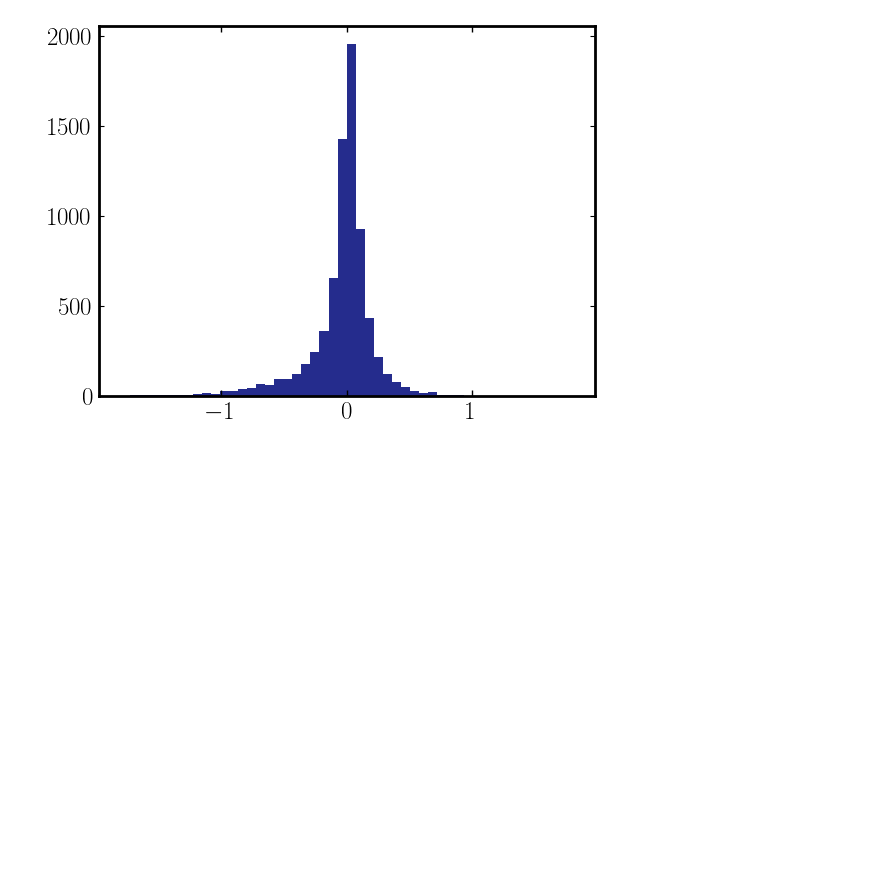
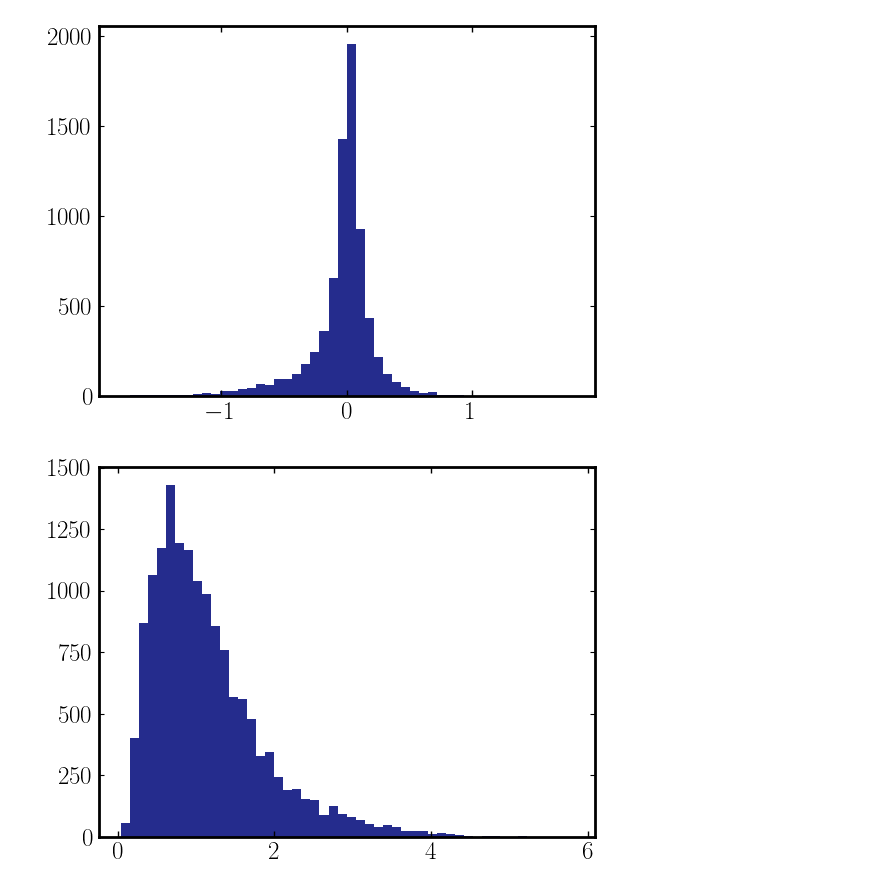
Before and after one commit to mr-superonion/xlens, a Jupyter notebook: examples/anacal/example_sim_measure_match.ipynb, the cells around one changed output. Drawn from its saved outputs; the diff is of its cells as text; code cells hidden in the pictures; blank space fills up the shorter version.

```diff
--- a/examples/anacal/example_sim_measure_match.ipynb
+++ b/examples/anacal/example_sim_measure_match.ipynb
@@ -84,7 +82,18 @@ config = MultibandSimShearTaskConfig()
 # The pixel_scale needs to be consistent with scale
 config.survey_name = "lsst"
 config.draw_image_noise = True
-config.mode = 0 # negative shear
+# z_bounds is the boundaries of redshift bins
+# note that there are three options for each redshift bin
+# 0: g=-0.02; 1: g=0.02; 2: g=0.00
+# for example, number of redshift bins is 4, (z_bounds = [0., 0.5, 1.0,
+# 1.5, 2.0]) if mode = 7 which in ternary is "0021" --- meaning that
+# the shear is (-0.02, -0.02, 0.00, 0.02) in each bin, respectively.
+# In this example I am using 2 redshift bins
+
+config.z_bounds = [-0.01, 1.0, 20.0]
+# For distortion mode
+config.mode = 5 # g1: (-0.02, 0.0),
+# we can change to mode = 5 for shear g1: (0.02, 0)
 
 tract_id = 0
 patch_id = 24
@@ -138,7 +149,7 @@ config = AnacalDetectPipeConfig()
 config.anacal.force_size = False
 config.anacal.num_epochs = 8
 config.anacal.do_noise_bias_correction = True
-config.anacal.validate_psf = True
+config.anacal.validate_psf = False
 # Task and preparation
 det_task = AnacalDetectPipe(config=config)
 seed = (tract_id * 1000 + patch_id) * 5 + 0
@@ -189,3 +204,8 @@ sel = mag<25
 _ = plt.hist(mag[sel] - mag_truth[sel], bins=50, range=(-1.8, 1.8))
 # %% [output]
 [figure]
+# %%
+redshift = cat_ref[match["truth_index"]]["redshift"]
+_=plt.hist(redshift, bins=50)
+# %% [output]
+[figure, added]
```
Also changed, not shown: parts of 3 cells of this notebook, 3 other files.
